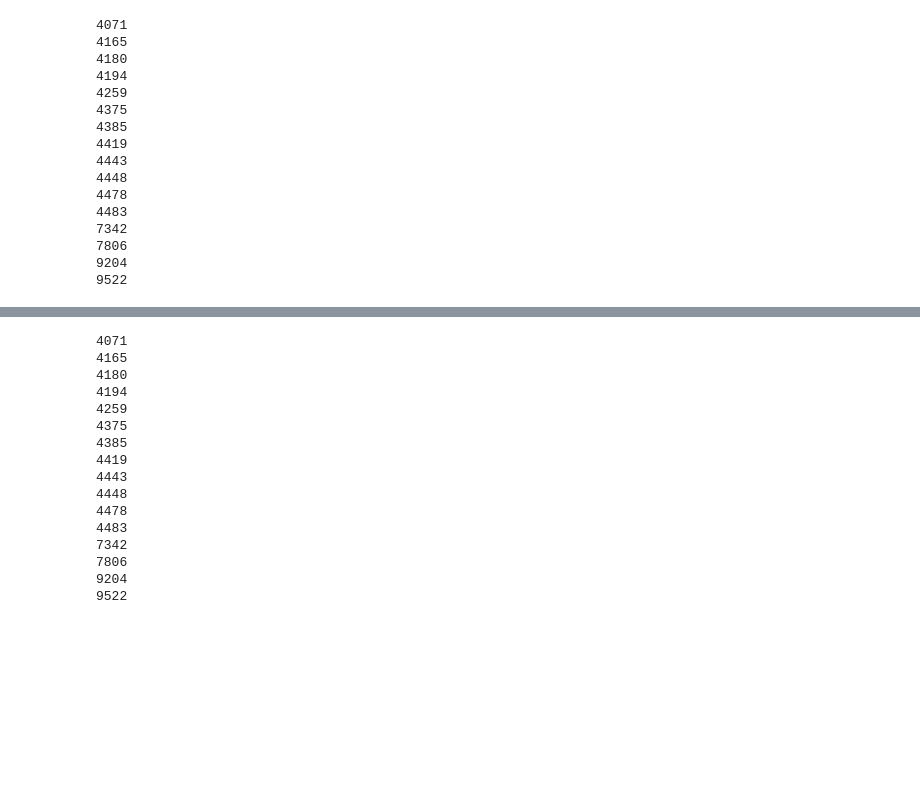
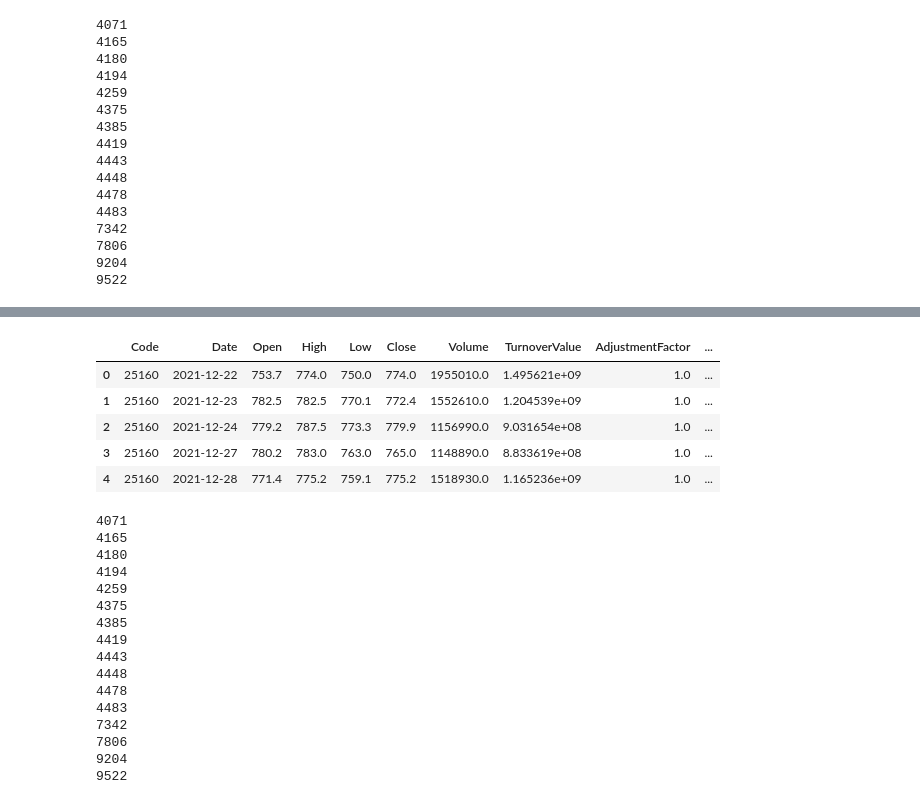
Before and after one commit to ryota1215/stock_tools, a Jupyter notebook: notebook/ipo_inspection.ipynb, the cells around one changed output, grey strips where cells are left out. Saved outputs shown, nothing was run; the diff lists cells and outputs as text; code cells hidden in the pictures; blank space fills up the shorter version.

```diff
--- a/notebook/ipo_inspection.ipynb
+++ b/notebook/ipo_inspection.ipynb
@@ -483,0 +504,9 @@ df2 = dict_target_change_ipo[code][1]
+# %%
+df1.head()
+# %% [output]
+|  | Code | Date | Open | High | Low | Close | Volume | TurnoverValue | AdjustmentFactor | ... |
+| 0 | 25160 | 2021-12-22 | 753.7 | 774.0 | 750.0 | 774.0 | 1955010.0 | 1.495621e+09 | 1.0 | ... |
+| 1 | 25160 | 2021-12-23 | 782.5 | 782.5 | 770.1 | 772.4 | 1552610.0 | 1.204539e+09 | 1.0 | ... |
+| 2 | 25160 | 2021-12-24 | 779.2 | 787.5 | 773.3 | 779.9 | 1156990.0 | 9.031654e+08 | 1.0 | ... |
+| 3 | 25160 | 2021-12-27 | 780.2 | 783.0 | 763.0 | 765.0 | 1148890.0 | 8.833619e+08 | 1.0 | ... |
+| 4 | 25160 | 2021-12-28 | 771.4 | 775.2 | 759.1 | 775.2 | 1518930.0 | 1.165236e+09 | 1.0 | ... |
```
Also changed, not shown: parts of 10 cells of this notebook, 1 other file.
